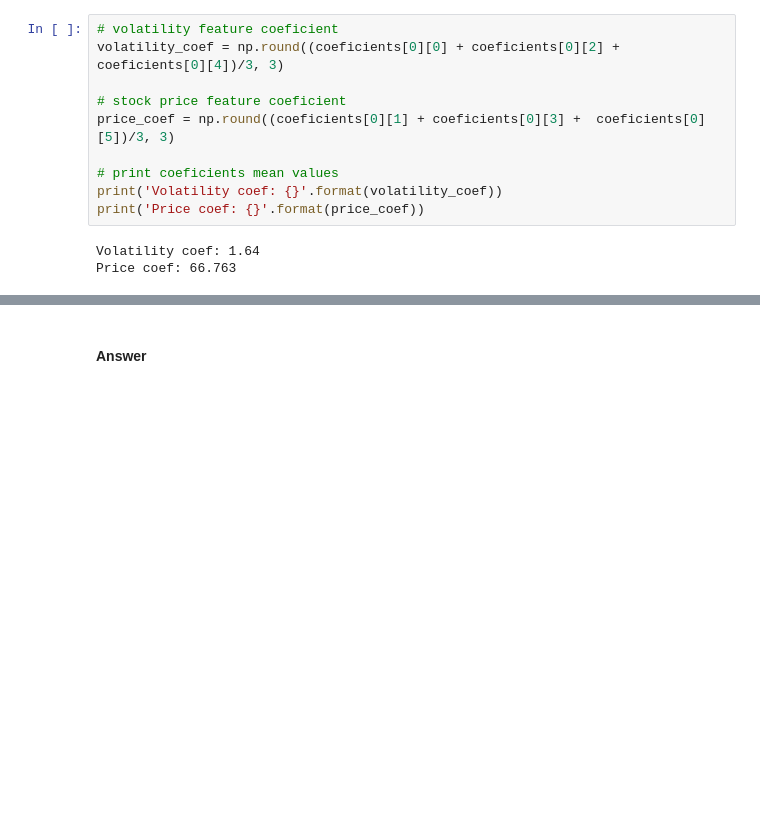
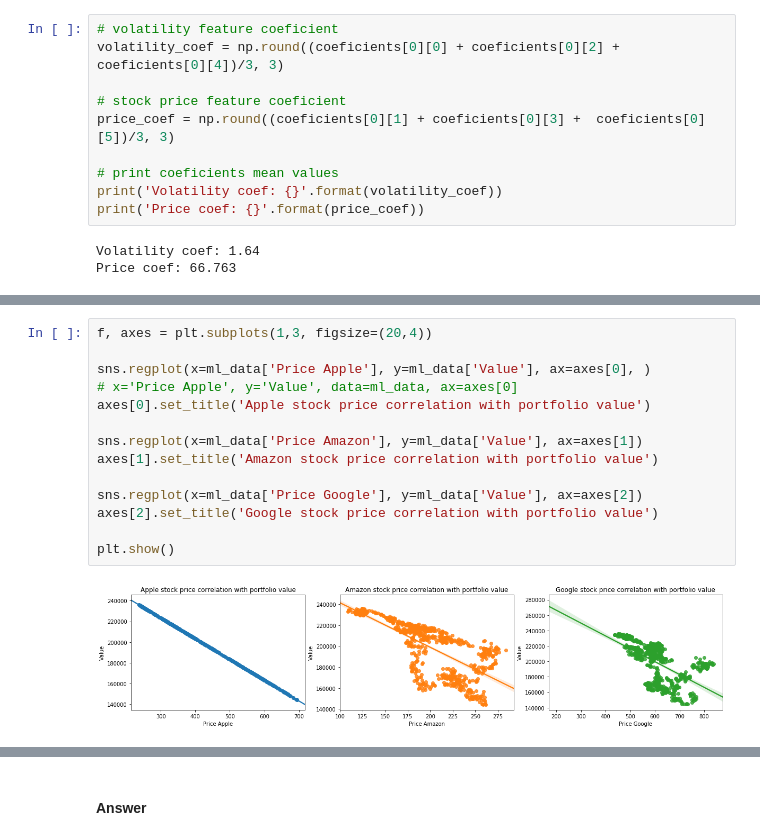
Before and after one commit to Antanskas/Portfolio_analysis, a Jupyter notebook: portfolio_analysis.ipynb, the cells around one changed output, grey strips where cells are left out. Cells and saved outputs as stored; diff of their text form; blank space fills up the shorter version.

```diff
--- a/portfolio_analysis.ipynb
+++ b/portfolio_analysis.ipynb
@@ -194,0 +208,16 @@ Price coef: 66.763
+# %%
+f, axes = plt.subplots(1,3, figsize=(20,4))
+
+sns.regplot(x=ml_data['Price Apple'], y=ml_data['Value'], ax=axes[0], )
+# x='Price Apple', y='Value', data=ml_data, ax=axes[0]
+axes[0].set_title('Apple stock price correlation with portfolio value')
+
+sns.regplot(x=ml_data['Price Amazon'], y=ml_data['Value'], ax=axes[1])
+axes[1].set_title('Amazon stock price correlation with portfolio value')
+
+sns.regplot(x=ml_data['Price Google'], y=ml_data['Value'], ax=axes[2])
+axes[2].set_title('Google stock price correlation with portfolio value')
+
+plt.show()
+# %% [output]
+[figure, added]
```
Also changed, not shown: parts of 5 cells of this notebook.
